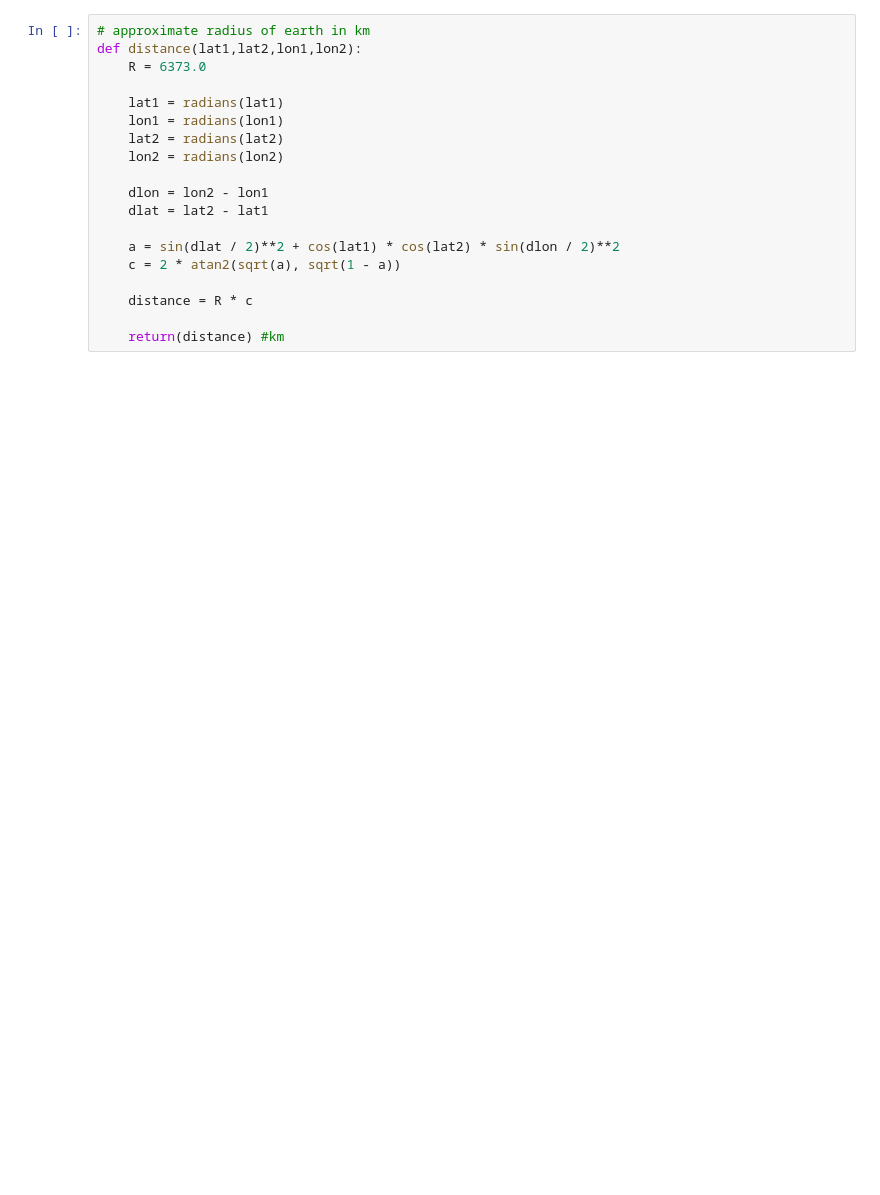
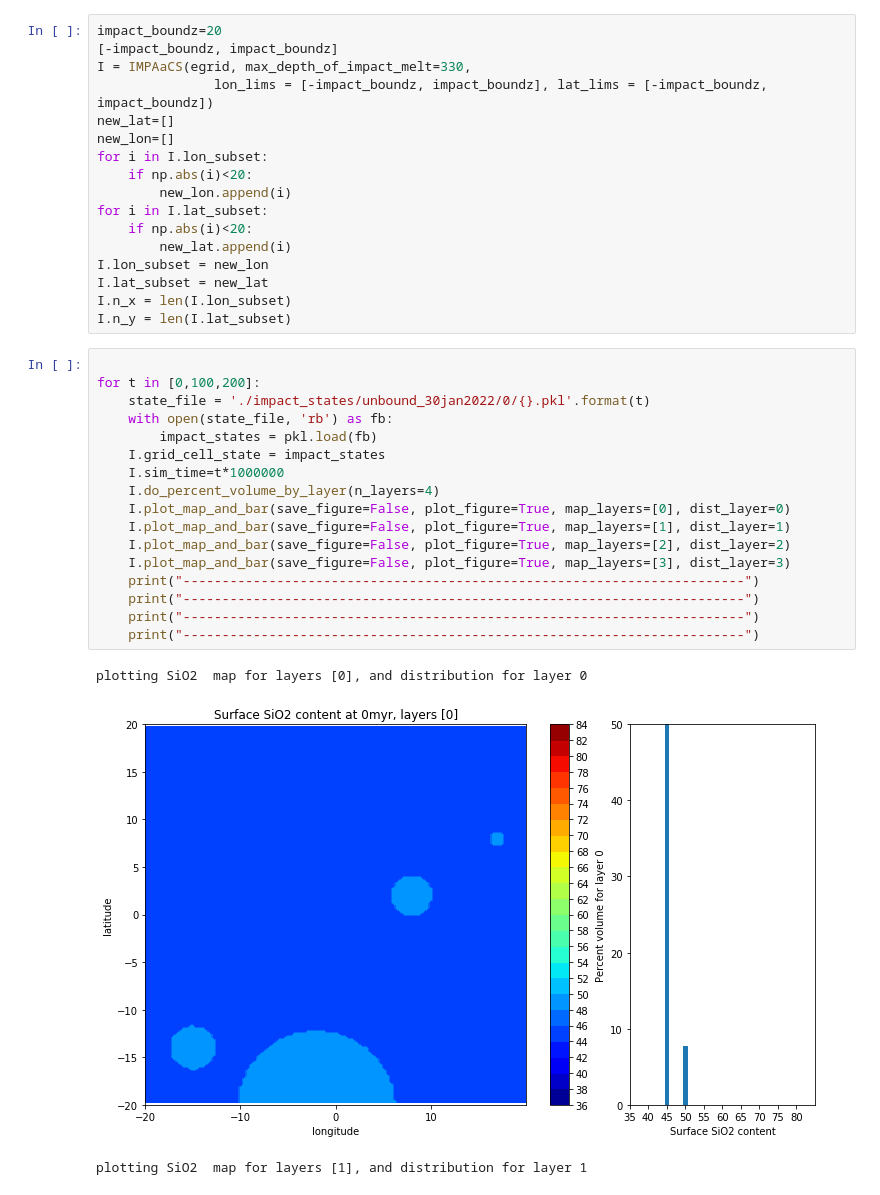
Before and after one commit to DualEarth/IMPaCS, a Jupyter notebook: impacts_plots_analysis.ipynb, the cells around one changed output. Cells and saved outputs as stored; diff of their text form; blank space fills up the shorter version.

```diff
--- a/impacts_plots_analysis.ipynb
+++ b/impacts_plots_analysis.ipynb
@@ -15,19 +16,38 @@ from impacts import IMPAaCS
-# %%
-# approximate radius of earth in km
-def distance(lat1,lat2,lon1,lon2):
-    R = 6373.0
-
-    lat1 = radians(lat1)
-    lon1 = radians(lon1)
-    lat2 = radians(lat2)
-    lon2 = radians(lon2)
-
-    dlon = lon2 - lon1
-    dlat = lat2 - lat1
-
-    a = sin(dlat / 2)**2 + cos(lat1) * cos(lat2) * sin(dlon / 2)**2
-    c = 2 * atan2(sqrt(a), sqrt(1 - a))
-
-    distance = R * c
-
-    return(distance) #km
+# %%
+impact_boundz=20
+[-impact_boundz, impact_boundz]
+I = IMPAaCS(egrid, max_depth_of_impact_melt=330,
+               lon_lims = [-impact_boundz, impact_boundz], lat_lims = [-impact_boundz, impact_boundz])
+new_lat=[]
+new_lon=[]
+for i in I.lon_subset:
+    if np.abs(i)<20:
+        new_lon.append(i)
+for i in I.lat_subset:
+    if np.abs(i)<20:
+        new_lat.append(i)
+I.lon_subset = new_lon
+I.lat_subset = new_lat
+I.n_x = len(I.lon_subset)
+I.n_y = len(I.lat_subset)
+# %%
+
+for t in [0,100,200]:
+    state_file = './impact_states/unbound_30jan2022/0/{}.pkl'.format(t)
+    with open(state_file, 'rb') as fb:
+        impact_states = pkl.load(fb)
+    I.grid_cell_state = impact_states
+    I.sim_time=t*1000000
+    I.do_percent_volume_by_layer(n_layers=4)
+    I.plot_map_and_bar(save_figure=False, plot_figure=True, map_layers=[0], dist_layer=0)
+    I.plot_map_and_bar(save_figure=False, plot_figure=True, map_layers=[1], dist_layer=1)
+    I.plot_map_and_bar(save_figure=False, plot_figure=True, map_layers=[2], dist_layer=2)
+    I.plot_map_and_bar(save_figure=False, plot_figure=True, map_layers=[3], dist_layer=3)
+    print("------------------------------------------------------------------------")
+    print("------------------------------------------------------------------------")
+    print("------------------------------------------------------------------------")
+    print("------------------------------------------------------------------------")
+# %% [output]
+plotting SiO2  map for layers [0], and distribution for layer 0
+[figure, added]
+plotting SiO2  map for layers [1], and distribution for layer 1
```
Also changed, not shown: parts of 8 cells of this notebook, 2 other files.
